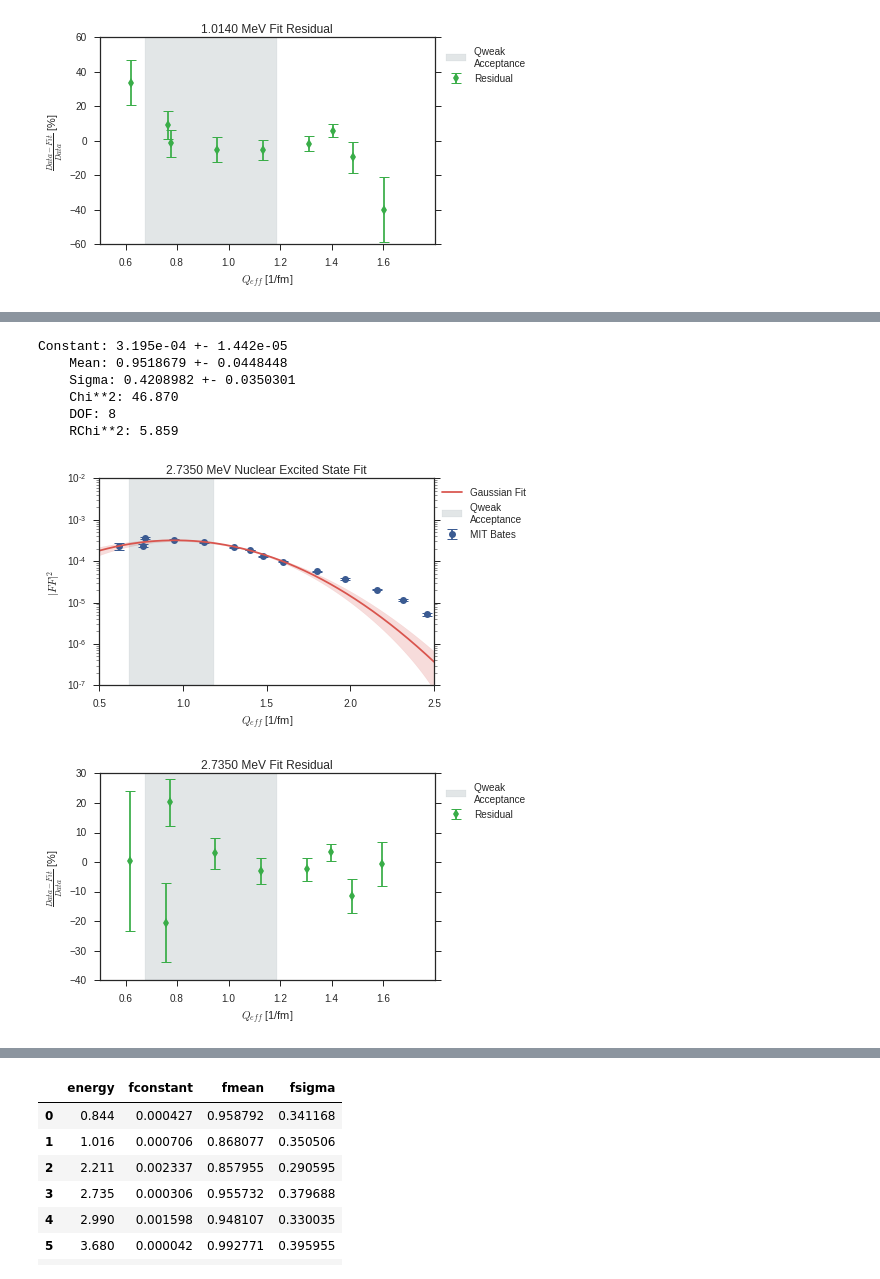
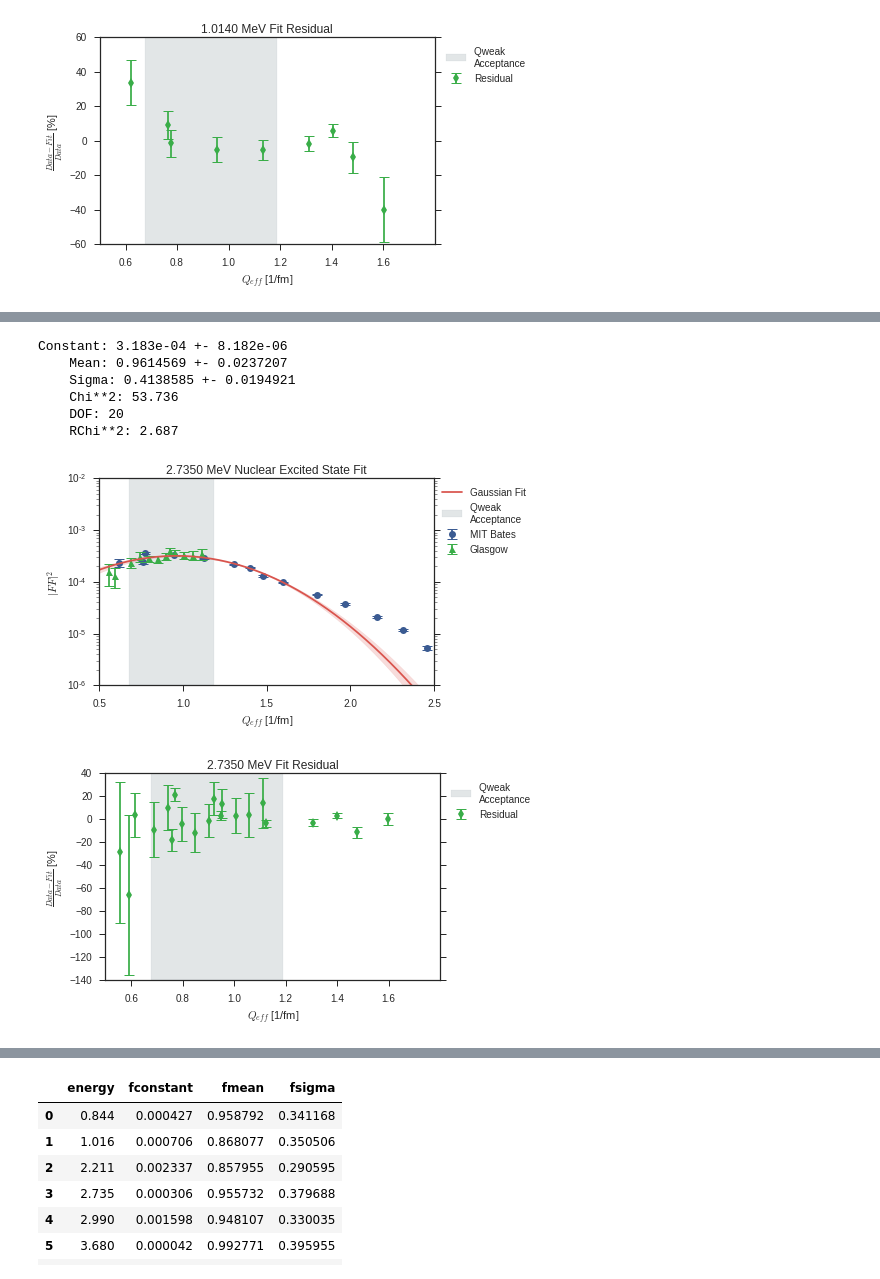
Before and after one commit to kdbartlett/Qweak, a Jupyter notebook: longitudinal_analysis/excited_states/al_nuclear_excited_states.ipynb, the cells around one changed output, grey strips where cells are left out. Saved outputs shown, nothing was run; the diff lists cells and outputs as text; code cells hidden in the pictures.

Commit message:
Included Glasgow data for 2.210 MeV, 2.734 MeV, and 3.000 MeV excited states. Modified fits of those states to include the new data. Regenerated plots.

```diff
--- a/longitudinal_analysis/excited_states/al_nuclear_excited_states.ipynb
+++ b/longitudinal_analysis/excited_states/al_nuclear_excited_states.ipynb
@@ -20,7 +20,7 @@ plot_size = 6*np.array([1.0,(2.0/(1.0+np.sqrt(5.0)))]) #Use Golden ratio as aspe
 # Plot range ranges
 x_low = 0.5 # [1/fm]
 x_high = 2.5 # [1/fm]
-y_low = 1e-7
+y_low = 1e-6
 y_high = 1e-2
 
 fit_x_range = np.linspace(x_low,x_high,1e3)
@@ -215,6 +270,8 @@ def plot_combo(Q_eff, Q_eff_fit, ff, ff_fit, err, err_fit, popt, pcov, chi2, lvl
 ## Load data:
 # %%
 # Load in data from CSV files.
+
+# MIT Bates Data
 al_0_8440_MeV_state = pd.read_csv("data/al_0.844MeV_excited_state.dat")
 al_1_0140_MeV_state = pd.read_csv("data/al_1.0140MeV_excited_state.dat")
 al_2_2110_MeV_state = pd.read_csv("data/al_2.2110MeV_excited_state.dat")
@@ -252,6 +309,11 @@ al_7_8000_MeV_state = pd.read_csv("data/al_7.8000MeV_excited_state.dat")
 al_8_4000_MeV_state = pd.read_csv("data/al_8.4000MeV_excited_state.dat")
 al_8_5200_MeV_state = pd.read_csv("data/al_8.5200MeV_excited_state.dat")
 al_8_8200_MeV_state = pd.read_csv("data/al_8.8200MeV_excited_state.dat")
+
+# Glasgow Data
+Singhal_2_210_MeV_state = pd.read_csv('data/Singhal_al_2.210MeV_excited_state.dat')
+Singhal_2_734_MeV_state = pd.read_csv('data/Singhal_al_2.734MeV_excited_state.dat')
+Singhal_3_000_MeV_state = pd.read_csv('data/Singhal_al_3.000MeV_excited_state.dat')
 # %% [markdown]
 ## Apply data cuts:
 # %%
@@ -550,6 +612,18 @@ al_8_8200_MeV_state_err = al_8_8200_MeV_state_ff*Err_angle_cut(al_8_8200_MeV_sta
 al_8_8200_MeV_state_Q_eff_fit = Q_eff_fit_cut(al_8_8200_MeV_state, fit_range[0], fit_range[1])
 al_8_8200_MeV_state_ff_fit = FF_fit_cut(al_8_8200_MeV_state, fit_range[0], fit_range[1])
 al_8_8200_MeV_state_err_fit = al_8_8200_MeV_state_ff_fit*Err_fit_cut(al_8_8200_MeV_state, fit_range[0], fit_range[1])/100.0
+# %%
+al_2_2110_MeV_state_Q_eff_fit_mod = np.concatenate((al_2_2110_MeV_state_Q_eff_fit,Singhal_2_210_MeV_state.Q_eff[(Singhal_2_210_MeV_state.Q_eff > fit_range[0]) & (Singhal_2_210_MeV_state.Q_eff < fit_range[1])]))
+al_2_2110_MeV_state_ff_fit_mod = np.concatenate((al_2_2110_MeV_state_ff_fit,Singhal_2_210_MeV_state.F_in_squared[(Singhal_2_210_MeV_state.Q_eff > fit_range[0]) & (Singhal_2_210_MeV_state.Q_eff < fit_range[1])]))
+al_2_2110_MeV_state_err_fit_mod = np.concatenate((al_2_2110_MeV_state_err_fit,Singhal_2_210_MeV_state.F_in_squared_err[(Singhal_2_210_MeV_state.Q_eff > fit_range[0]) & (Singhal_2_210_MeV_state.Q_eff < fit_range[1])]))
+
+al_2_7350_MeV_state_Q_eff_fit_mod = np.concatenate((al_2_7350_MeV_state_Q_eff_fit,Singhal_2_734_MeV_state.Q_eff[(Singhal_2_734_MeV_state.Q_eff > fit_range[0]) & (Singhal_2_734_MeV_state.Q_eff < fit_range[1])]))
+al_2_7350_MeV_state_ff_fit_mod = np.concatenate((al_2_7350_MeV_state_ff_fit,Singhal_2_734_MeV_state.F_in_squared[(Singhal_2_734_MeV_state.Q_eff > fit_range[0]) & (Singhal_2_734_MeV_state.Q_eff < fit_range[1])]))
+al_2_7350_MeV_state_err_fit_mod = np.concatenate((al_2_7350_MeV_state_err_fit,Singhal_2_734_MeV_state.F_in_squared_err[(Singhal_2_734_MeV_state.Q_eff > fit_range[0]) & (Singhal_2_734_MeV_state.Q_eff < fit_range[1])]))
+
+al_2_9900_MeV_state_Q_eff_fit_mod = np.concatenate((al_2_9900_MeV_state_Q_eff_fit,Singhal_3_000_MeV_state.Q_eff[(Singhal_3_000_MeV_state.Q_eff > fit_range[0]) & (Singhal_3_000_MeV_state.Q_eff < fit_range[1])]))
+al_2_9900_MeV_state_ff_fit_mod = np.concatenate((al_2_9900_MeV_state_ff_fit,Singhal_3_000_MeV_state.F_in_squared[(Singhal_3_000_MeV_state.Q_eff > fit_range[0]) & (Singhal_3_000_MeV_state.Q_eff < fit_range[1])]))
+al_2_9900_MeV_state_err_fit_mod = np.concatenate((al_2_9900_MeV_state_err_fit,Singhal_3_000_MeV_state.F_in_squared_err[(Singhal_3_000_MeV_state.Q_eff > fit_range[0]) & (Singhal_3_000_MeV_state.Q_eff < fit_range[1])]))
 # %% [markdown]
 ## Fitting data:
 # %%
@@ -768,23 +849,26 @@ Constant: 2.350e-03 +- 1.107e-04
 # %%
 # 2.7350 MeV Excited State Plots
-plot_combo(al_2_7350_MeV_state_Q_eff,
-           al_2_7350_MeV_state_Q_eff_fit,
+plot_combo_plus(al_2_7350_MeV_state_Q_eff,
+           al_2_7350_MeV_state_Q_eff_fit_mod,
            al_2_7350_MeV_state_ff,
-           al_2_7350_MeV_state_ff_fit,
+           al_2_7350_MeV_state_ff_fit_mod,
            al_2_7350_MeV_state_err,
-           al_2_7350_MeV_state_err_fit,
+           al_2_7350_MeV_state_err_fit_mod,
+                Singhal_2_734_MeV_state.Q_eff,
+                Singhal_2_734_MeV_state.F_in_squared,
+                Singhal_2_734_MeV_state.F_in_squared_err,
            al_2_7350_MeV_popt,
            al_2_7350_MeV_pcov,
            al_2_7350_MeV_chi2,
            energy_lvl[3])
 # %% [output]
-Constant: 3.195e-04 +- 1.442e-05
-    Mean: 0.9518679 +- 0.0448448
-    Sigma: 0.4208982 +- 0.0350301
-    Chi**2: 46.870
-    DOF: 8
-    RChi**2: 5.859
+Constant: 3.183e-04 +- 8.182e-06
+    Mean: 0.9614569 +- 0.0237207
+    Sigma: 0.4138585 +- 0.0194921
+    Chi**2: 53.736
+    DOF: 20
+    RChi**2: 2.687
-[figure, old version]
+[figure, new version]
-[figure, old version]
+[figure, new version]
 # %%
 # 2.9900 MeV Excited State Plots
```
Also changed, not shown: parts of 12 cells of this notebook, 36 other files.
